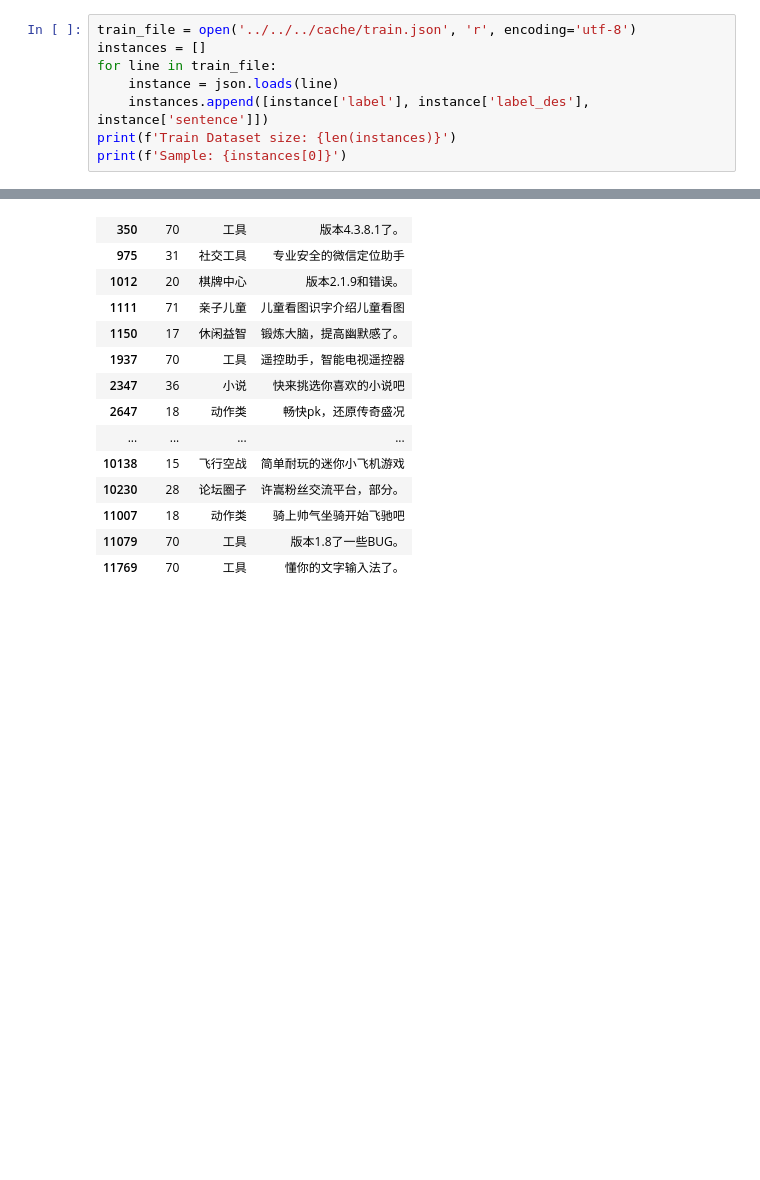
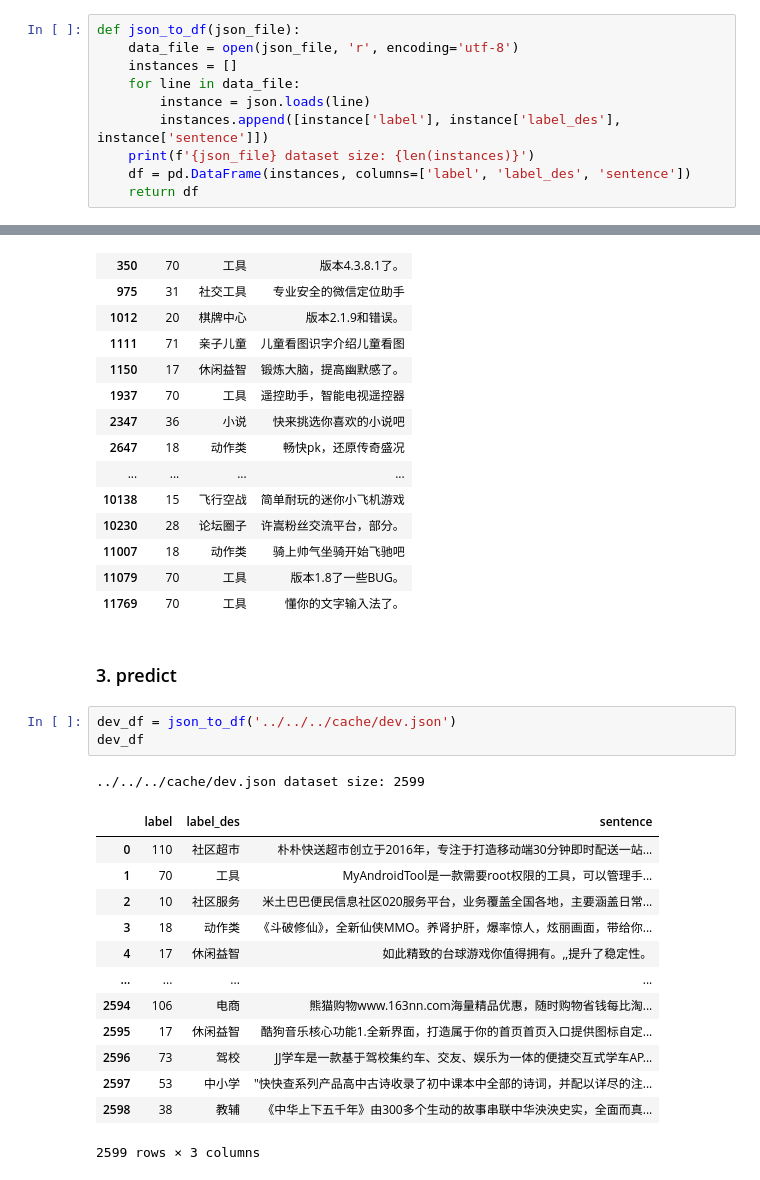
Before and after one commit to jerrylsu/blog, a Jupyter notebook: content/articles/MachineLearning/NLP/2021-10-01-Data-EDA.ipynb, the cells around one changed output, grey strips where cells are left out. Saved outputs shown, nothing was run; the diff lists cells and outputs as text; blank space fills up the shorter version.

```diff
--- a/content/articles/MachineLearning/NLP/2021-10-01-Data-EDA.ipynb
+++ b/content/articles/MachineLearning/NLP/2021-10-01-Data-EDA.ipynb
@@ -46,10 +47,12 @@ OrderedDict([('0', '打车'),
 # %% [markdown]
 ### 2. train dataset
 # %%
-train_file = open('../../../cache/train.json', 'r', encoding='utf-8')
-instances = []
-for line in train_file:
-    instance = json.loads(line)
-    instances.append([instance['label'], instance['label_des'], instance['sentence']])
-print(f'Train Dataset size: {len(instances)}')
-print(f'Sample: {instances[0]}')
+def json_to_df(json_file):
+    data_file = open(json_file, 'r', encoding='utf-8')
+    instances = []
+    for line in data_file:
+        instance = json.loads(line)
+        instances.append([instance['label'], instance['label_des'], instance['sentence']])
+    print(f'{json_file} dataset size: {len(instances)}')
+    df = pd.DataFrame(instances, columns=['label', 'label_des', 'sentence'])
+    return df
@@ -116,3 +117,23 @@ train_df[train_df['sentence'].str.len() < 13]
 | 11007 | 18 | 动作类 | 骑上帅气坐骑开始飞驰吧 |
 | 11079 | 70 | 工具 | 版本1.8了一些BUG。 |
 | 11769 | 70 | 工具 | 懂你的文字输入法了。 |
+# %% [markdown]
+### 3. predict
+# %%
+dev_df = json_to_df('../../../cache/dev.json')
+dev_df
+# %% [output]
+../../../cache/dev.json dataset size: 2599
+|  | label | label_des | sentence |
+| 0 | 110 | 社区超市 | 朴朴快送超市创立于2016年，专注于打造移动端30分钟即时配送一站... |
+| 1 | 70 | 工具 | MyAndroidTool是一款需要root权限的工具，可以管理手... |
+| 2 | 10 | 社区服务 | 米土巴巴便民信息社区020服务平台，业务覆盖全国各地，主要涵盖日常... |
+| 3 | 18 | 动作类 | 《斗破修仙》，全新仙侠MMO。养肾护肝，爆率惊人，炫丽画面，带给你... |
+| 4 | 17 | 休闲益智 | 如此精致的台球游戏你值得拥有。,,提升了稳定性。 |
+| ... | ... | ... | ... |
+| 2594 | 106 | 电商 | 熊猫购物www.163nn.com海量精品优惠，随时购物省钱每比淘... |
+| 2595 | 17 | 休闲益智 | 酷狗音乐核心功能1.全新界面，打造属于你的首页首页入口提供图标自定... |
+| 2596 | 73 | 驾校 | JJ学车是一款基于驾校集约车、交友、娱乐为一体的便捷交互式学车AP... |
+| 2597 | 53 | 中小学 | "快快查系列产品高中古诗收录了初中课本中全部的诗词，并配以详尽的注... |
+| 2598 | 38 | 教辅 | 《中华上下五千年》由300多个生动的故事串联中华泱泱史实，全面而真... |
+2599 rows × 3 columns
```
Also changed, not shown: parts of 20 cells of this notebook, 1 other file.
